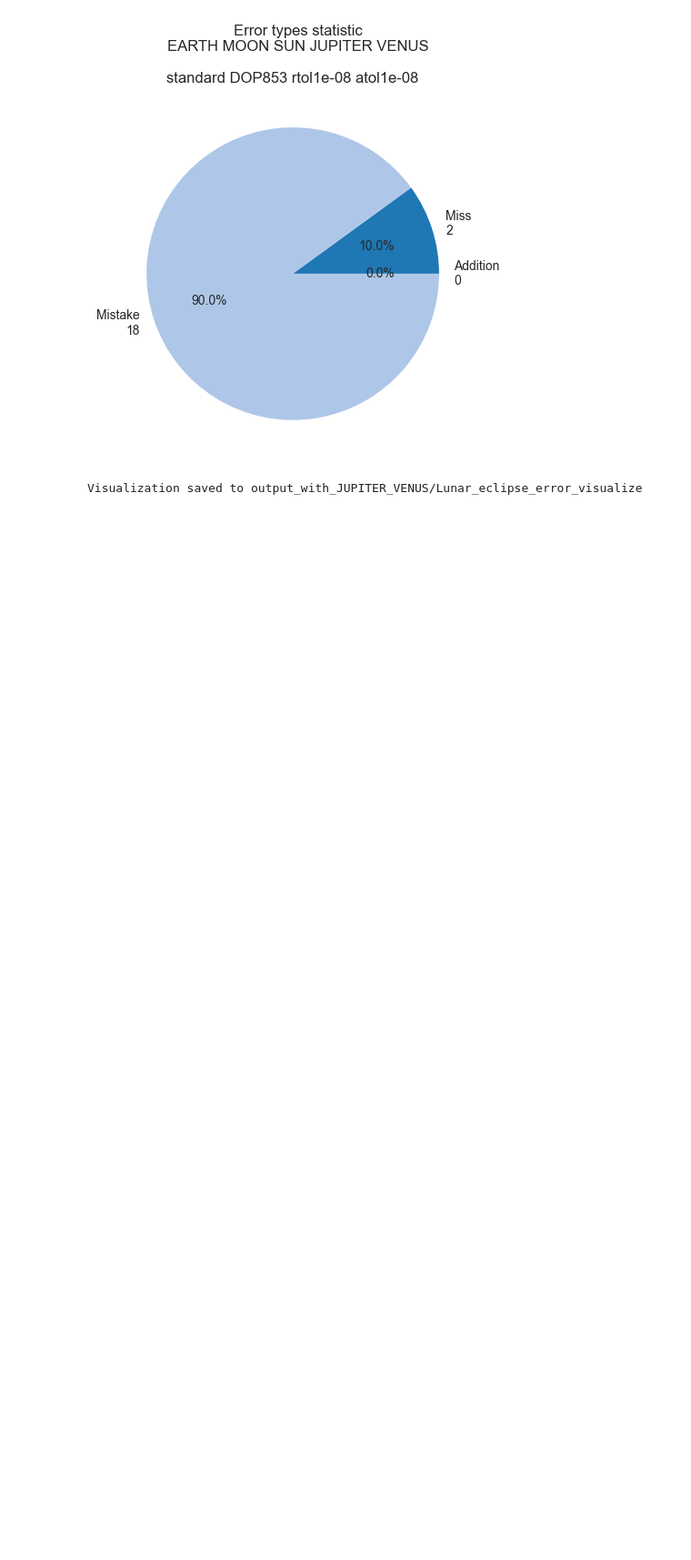
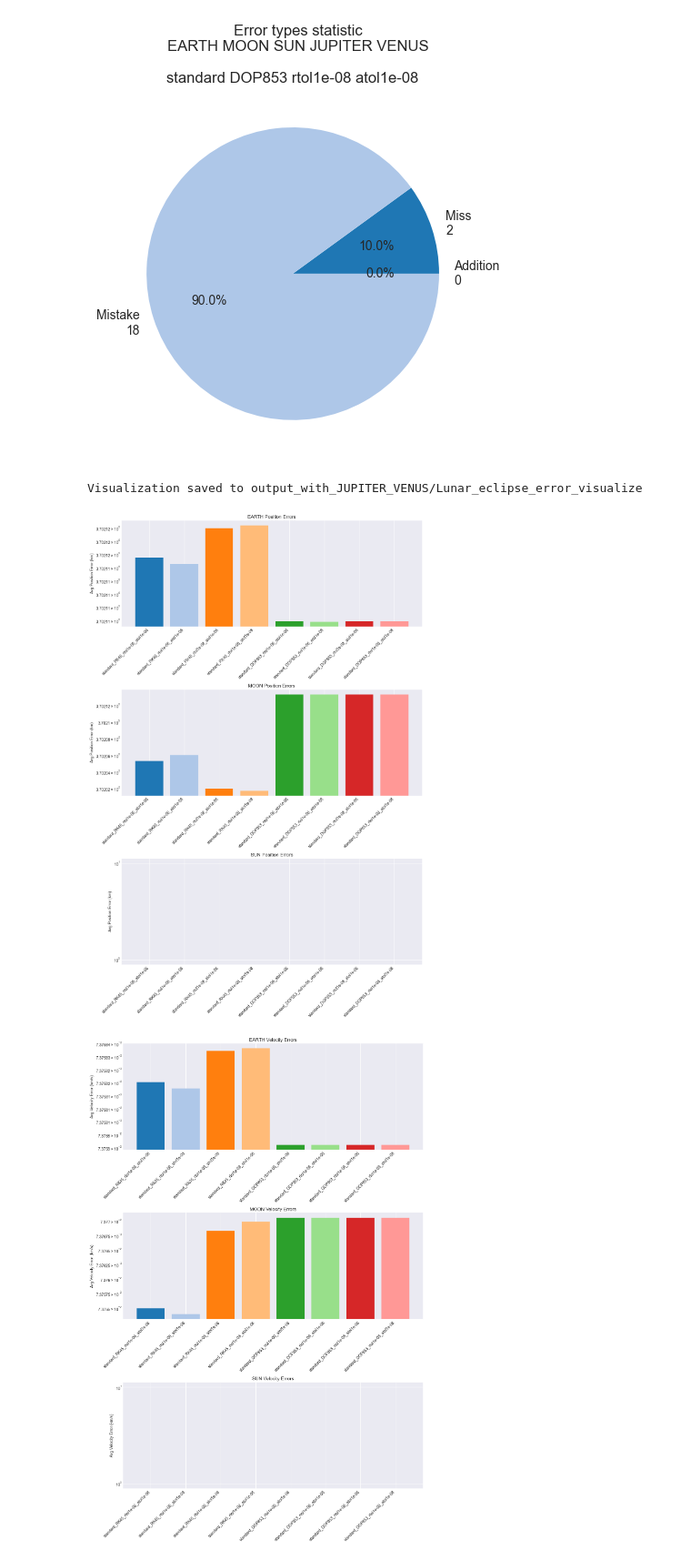
Before and after one commit to cflyuke/LunaSol, a Jupyter notebook: demo.ipynb, the cells around one changed output. Shown at 91% size. Saved outputs shown, nothing was run; the diff lists cells and outputs as text; code cells hidden in the pictures; blank space fills up the shorter version.

```diff
--- a/demo.ipynb
+++ b/demo.ipynb
@@ -218,3 +218,22 @@ lunar_5_bodies.visualize_error(startyear=2025, endyear=2075, predict_files=files
 [figure]
 [figure]
 Visualization saved to output_with_JUPITER_VENUS/Lunar_eclipse_error_visualize
+# %%
+"""
+只考虑3体的轨道误差
+"""
+from LunaSol.Orbit import Orbit
+orbit = Orbit(
+    bodies=['EARTH', 'MOON', 'SUN'],
+    masses={'EARTH': 5.972168e24,'MOON': 7.346303e22, 'SUN': 1.988470e30},
+    kernel_files=['data/de442.bsp', 'data/earth_200101_990827_predict.bpc', 'data/naif0012.tls']
+)
+orbit.visualize_error(startyear=2025, endyear=2050,
+                      dynamics_funcs=['standard'],
+                      methods=['RK45', 'DOP853'],
+                      rtols=[1e-6, 1e-8],
+                      atols=[1e-6, 1e-8],
+                      stepsize=600)
+# %% [output]
+[figure, added]
+[figure, added]
```
Also changed, not shown: parts of 1 cell of this notebook, 11 other files.
